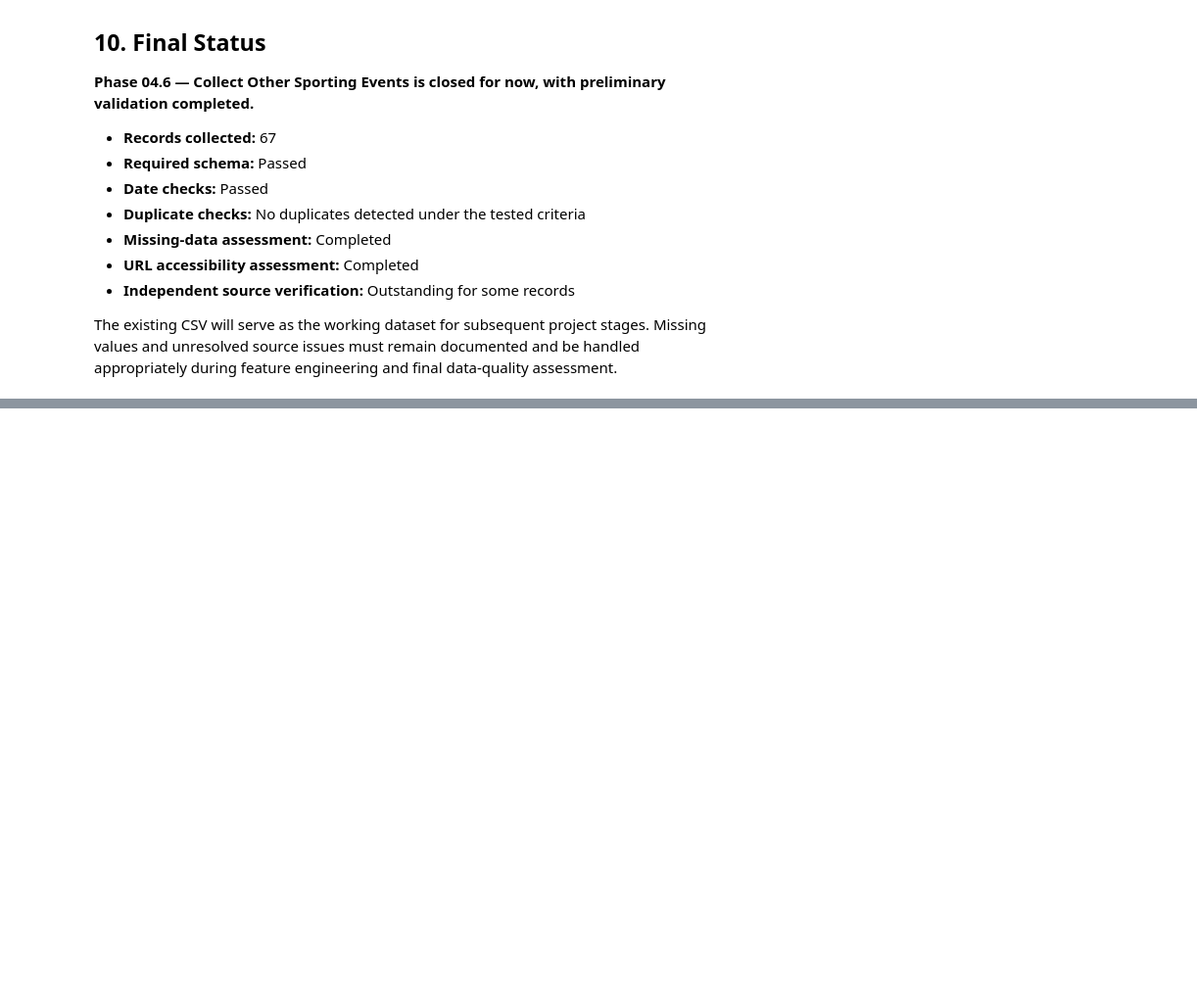
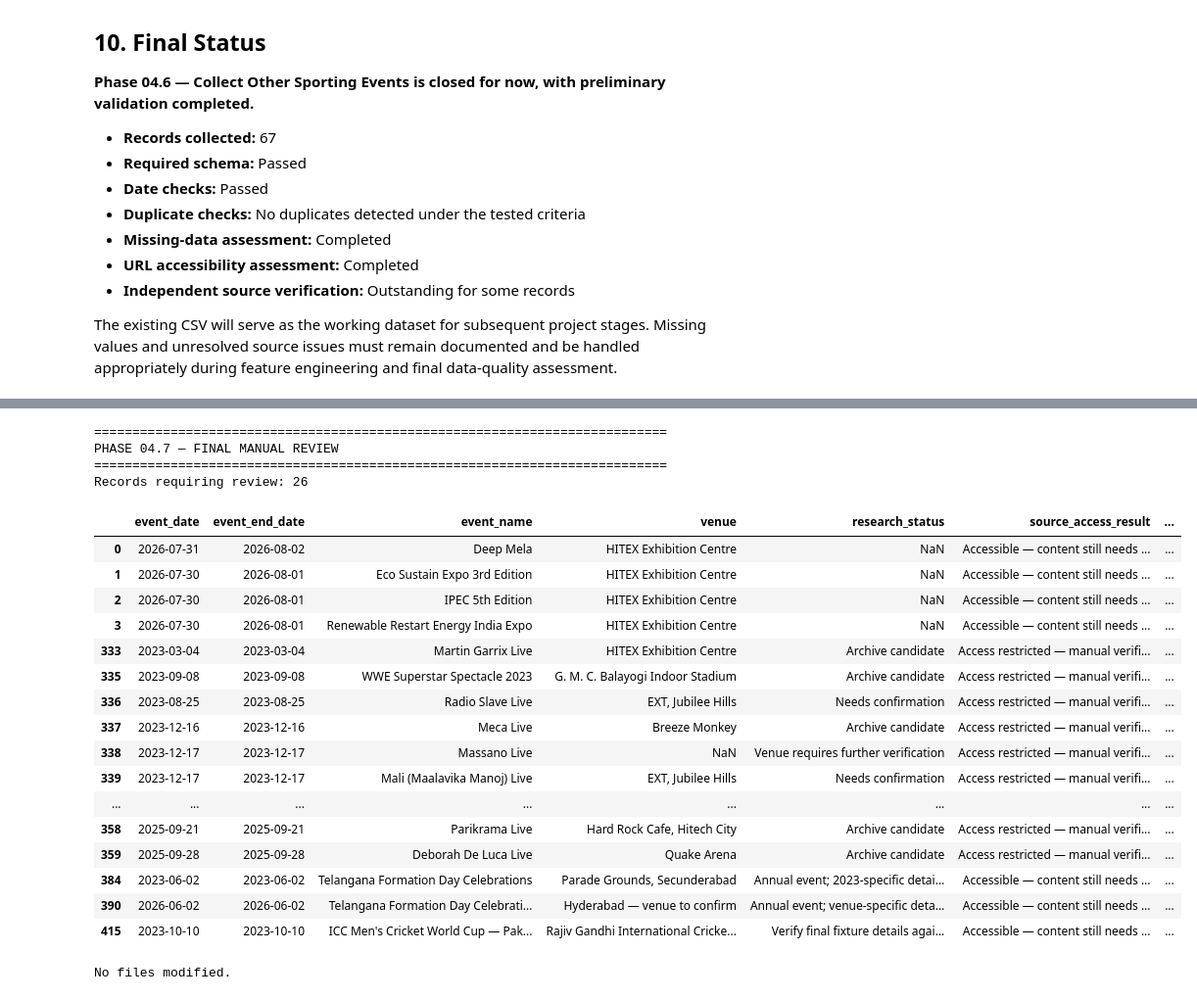
Before and after one commit to Venkatpotla33/AI-Enhanced-Hyperlocal-Food-Demand-Forecasting, a Jupyter notebook: notebooks/04_live_contextual_data_collection_and_integration_FIXED.ipynb, the cells around one changed output, grey strips where cells are left out. Shown at 98% size. Drawn from its saved outputs; the diff is of its cells as text; code cells hidden in the pictures; blank space fills up the shorter version.

```diff
--- a/notebooks/04_live_contextual_data_collection_and_integration_FIXED.ipynb
+++ b/notebooks/04_live_contextual_data_collection_and_integration_FIXED.ipynb
@@ -14663,0 +19175,67 @@ The existing CSV will serve as the working dataset for subsequent project stages
+# %%
+from pathlib import Path
+import pandas as pd
+
+base_dir = Path(
+    r"d:\M Tech\Sem_03\Project\AI-Enhanced-Hyperlocal-Food-Demand-Forecasting"
+)
+
+report_path = (
+    base_dir
+    / "data"
+    / "raw"
+    / "local_events"
+    / "hyderabad_local_events_final_verification_report.csv"
+)
+
+report = pd.read_csv(report_path)
+
+flagged = report[
+    report["requires_manual_review"].fillna(False).astype(bool)
+].copy()
+
+columns = [
+    col for col in [
+        "event_date",
+        "event_end_date",
+        "event_name",
+        "venue",
+        "research_status",
+        "source_access_result",
+        "verification_note",
+        "source_url"
+    ]
+    if col in flagged.columns
+]
+
+print("=" * 75)
+print("PHASE 04.7 — FINAL MANUAL REVIEW")
+print("=" * 75)
+print(f"Records requiring review: {len(flagged)}")
+
+display(flagged[columns])
+
+print("\nNo files modified.")
+# %% [output]
+===========================================================================
+PHASE 04.7 — FINAL MANUAL REVIEW
+===========================================================================
+Records requiring review: 26
+|  | event_date | event_end_date | event_name | venue | research_status | source_access_result | ... |
+| 0 | 2026-07-31 | 2026-08-02 | Deep Mela | HITEX Exhibition Centre | NaN | Accessible — content still needs ... | ... |
+| 1 | 2026-07-30 | 2026-08-01 | Eco Sustain Expo 3rd Edition | HITEX Exhibition Centre | NaN | Accessible — content still needs ... | ... |
+| 2 | 2026-07-30 | 2026-08-01 | IPEC 5th Edition | HITEX Exhibition Centre | NaN | Accessible — content still needs ... | ... |
+| 3 | 2026-07-30 | 2026-08-01 | Renewable Restart Energy India Expo | HITEX Exhibition Centre | NaN | Accessible — content still needs ... | ... |
+| 333 | 2023-03-04 | 2023-03-04 | Martin Garrix Live | HITEX Exhibition Centre | Archive candidate | Access restricted — manual verifi... | ... |
+| 335 | 2023-09-08 | 2023-09-08 | WWE Superstar Spectacle 2023 | G. M. C. Balayogi Indoor Stadium | Archive candidate | Access restricted — manual verifi... | ... |
+| 336 | 2023-08-25 | 2023-08-25 | Radio Slave Live | EXT, Jubilee Hills | Needs confirmation | Access restricted — manual verifi... | ... |
+| 337 | 2023-12-16 | 2023-12-16 | Meca Live | Breeze Monkey | Archive candidate | Access restricted — manual verifi... | ... |
+| 338 | 2023-12-17 | 2023-12-17 | Massano Live | NaN | Venue requires further verification | Access restricted — manual verifi... | ... |
+| 339 | 2023-12-17 | 2023-12-17 | Mali (Maalavika Manoj) Live | EXT, Jubilee Hills | Needs confirmation | Access restricted — manual verifi... | ... |
+| ... | ... | ... | ... | ... | ... | ... | ... |
+| 358 | 2025-09-21 | 2025-09-21 | Parikrama Live | Hard Rock Cafe, Hitech City | Archive candidate | Access restricted — manual verifi... | ... |
+| 359 | 2025-09-28 | 2025-09-28 | Deborah De Luca Live | Quake Arena | Archive candidate | Access restricted — manual verifi... | ... |
+| 384 | 2023-06-02 | 2023-06-02 | Telangana Formation Day Celebrations | Parade Grounds, Secunderabad | Annual event; 2023-specific detai... | Accessible — content still needs ... | ... |
+| 390 | 2026-06-02 | 2026-06-02 | Telangana Formation Day Celebrati... | Hyderabad — venue to confirm | Annual event; venue-specific deta... | Accessible — content still needs ... | ... |
+| 415 | 2023-10-10 | 2023-10-10 | ICC Men's Cricket World Cup — Pak... | Rajiv Gandhi International Cricke... | Verify final fixture details agai... | Accessible — content still needs ... | ... |
+No files modified.
```
Also changed, not shown: parts of 43 cells of this notebook, 1 other file.
